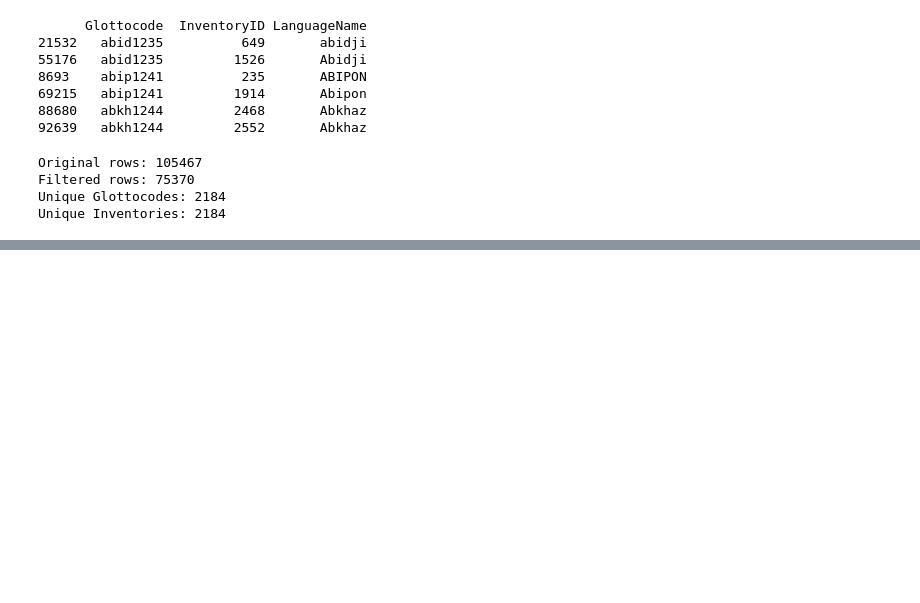
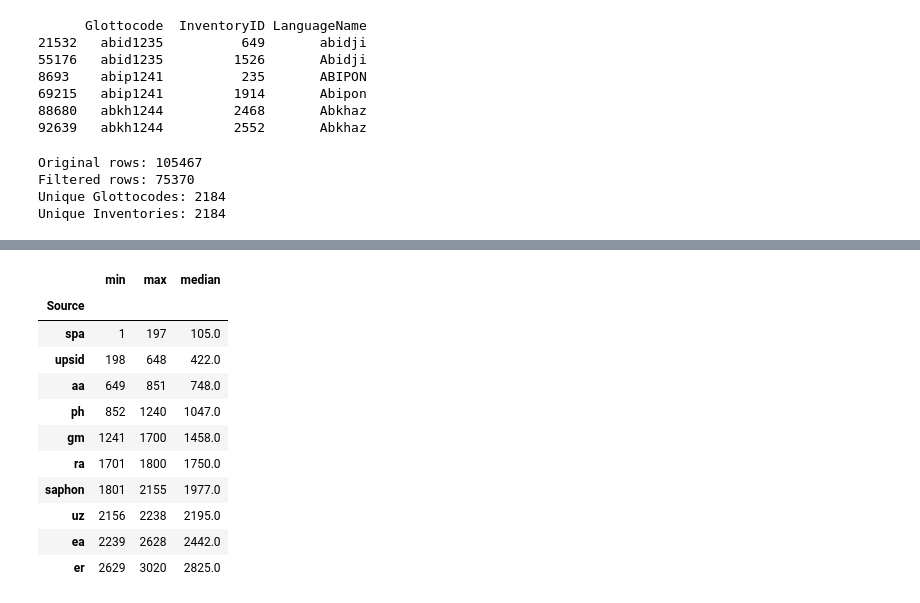
Before and after one commit to sara-graca/vowel-statistical-analysis, a Jupyter notebook: notebooks/main.ipynb, the cells around one changed output, grey strips where cells are left out. Drawn from its saved outputs; the diff is of its cells as text; code cells hidden in the pictures; blank space fills up the shorter version.

```diff
--- a/notebooks/main.ipynb
+++ b/notebooks/main.ipynb
@@ -5,7 +5,7 @@ matplotlib.use("Agg")      # non-GUI backend, can't crash the kernel
 import matplotlib.pyplot as plt
 %matplotlib inline
 
-full_df = pd.read_csv(r"C:\Users\sarav\projects\vowel-analysis\data\phoible.csv")
+full_df = pd.read_csv(r"C:\Users\sarav\projects\vowel-statistical-analysis\data\phoible.csv")
 # %%
 total_rows = len(full_df)
 total_invs = full_df["InventoryID"].nunique()
@@ -127,0 +148,15 @@ uz       83.0  44.686747  14.378955  21.0  34.5  41.0  55.50   74.0
+# %%
+full_df.groupby("Source")["InventoryID"].agg(["min", "max", "median"]).sort_values("median")
+# %% [output]
+|  | min | max | median |
+| Source |  |  |  |
+| spa | 1 | 197 | 105.0 |
+| upsid | 198 | 648 | 422.0 |
+| aa | 649 | 851 | 748.0 |
+| ph | 852 | 1240 | 1047.0 |
+| gm | 1241 | 1700 | 1458.0 |
+| ra | 1701 | 1800 | 1750.0 |
+| saphon | 1801 | 2155 | 1977.0 |
+| uz | 2156 | 2238 | 2195.0 |
+| ea | 2239 | 2628 | 2442.0 |
+| er | 2629 | 3020 | 2825.0 |
```
Also changed, not shown: parts of 26 cells of this notebook, 3 other files.
